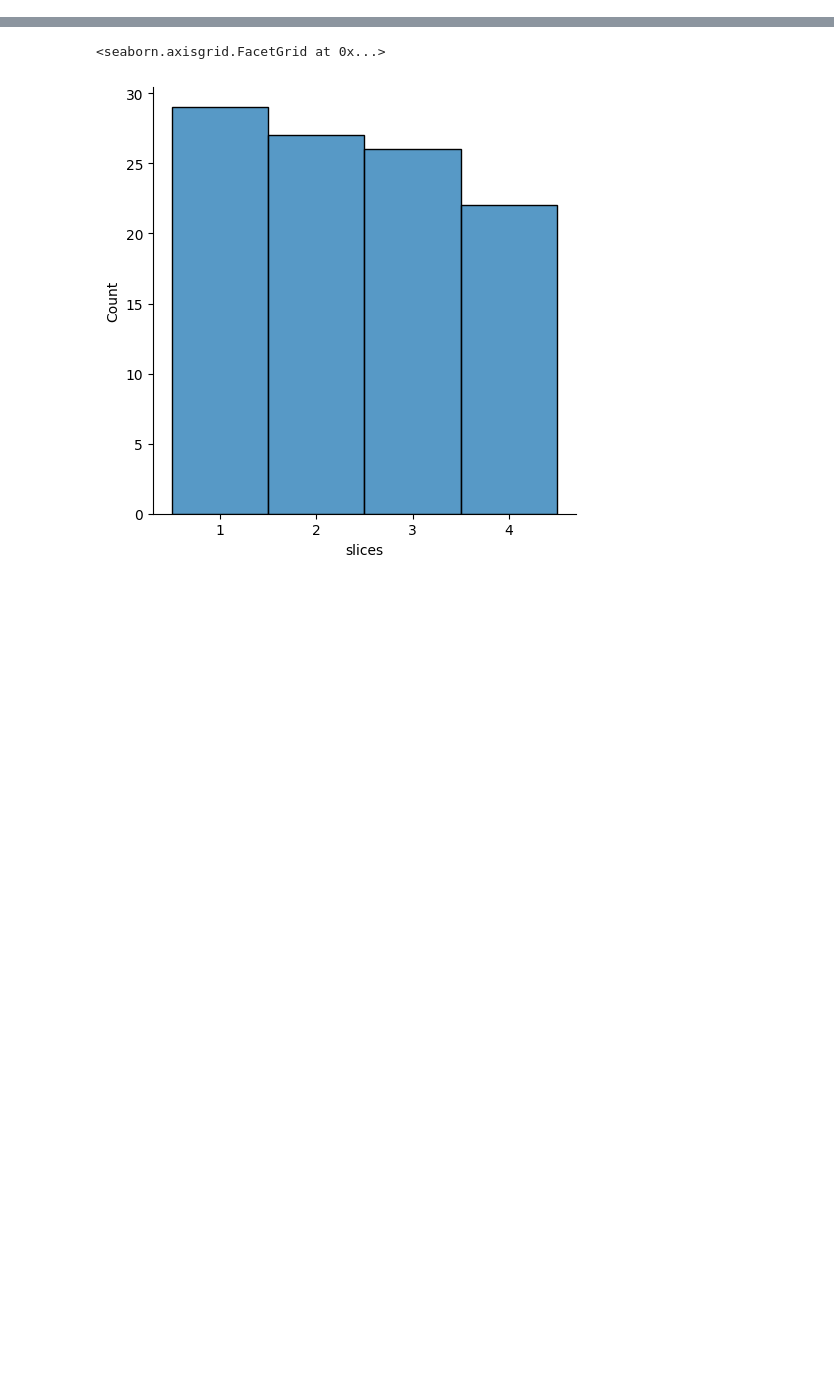
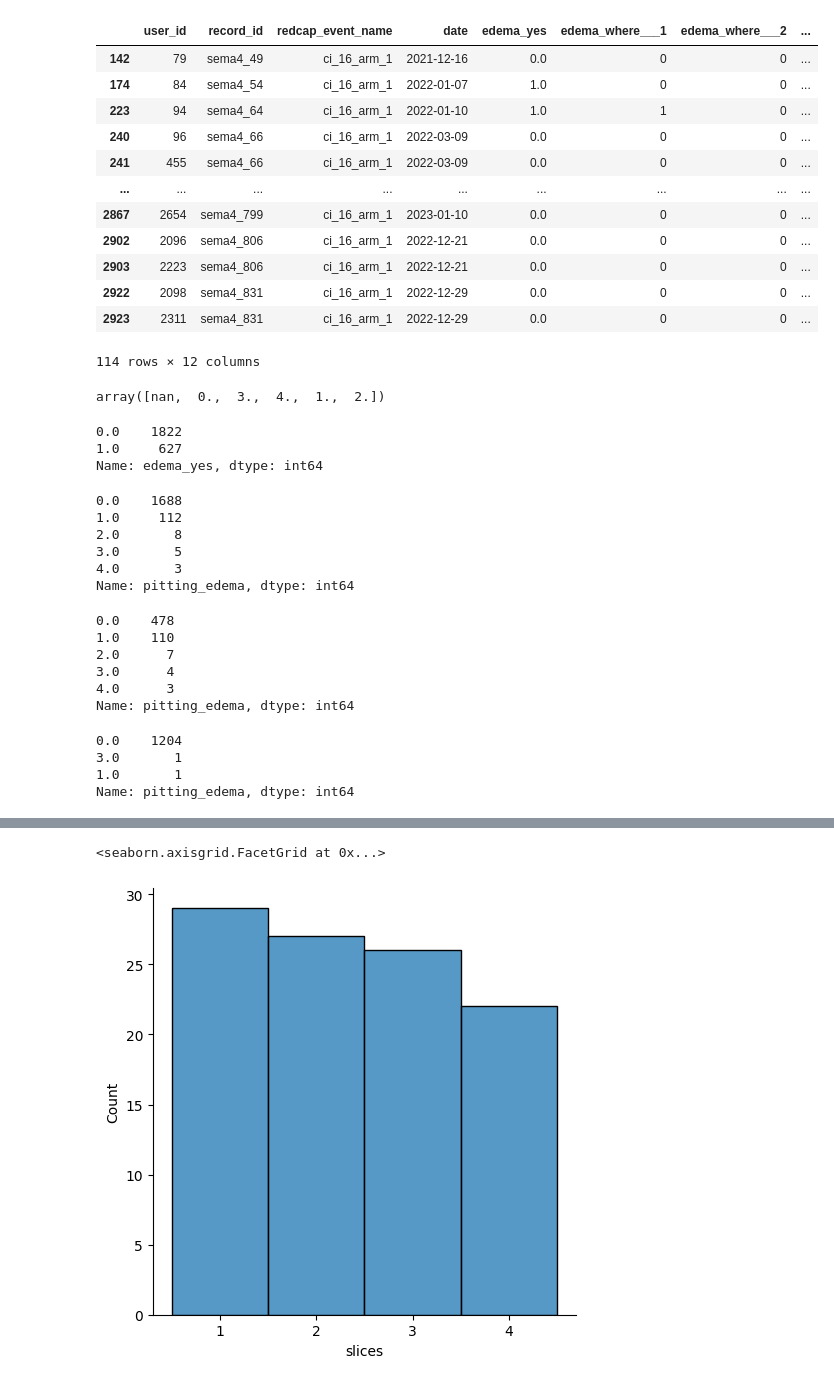
Before and after one commit to 7hestral/Rui-s_BUMP_code_dump, a Jupyter notebook: scratch.ipynb, the cells around one changed output, grey strips where cells are left out. Saved outputs shown, nothing was run; the diff lists cells and outputs as text; code cells hidden in the pictures; blank space fills up the shorter version.

```diff
--- a/scratch.ipynb
+++ b/scratch.ipynb
@@ -14,0 +105,51 @@ ModuleNotFoundError: No module named 'net'
+# %%
+data[data['redcap_event_name'] == 'ci_16_arm_1']
+# %% [output]
+|  | user_id | record_id | redcap_event_name | date | edema_yes | edema_where___1 | edema_where___2 | ... |
+| 142 | 79 | sema4_49 | ci_16_arm_1 | 2021-12-16 | 0.0 | 0 | 0 | ... |
+| 174 | 84 | sema4_54 | ci_16_arm_1 | 2022-01-07 | 1.0 | 0 | 0 | ... |
+| 223 | 94 | sema4_64 | ci_16_arm_1 | 2022-01-10 | 1.0 | 1 | 0 | ... |
+| 240 | 96 | sema4_66 | ci_16_arm_1 | 2022-03-09 | 0.0 | 0 | 0 | ... |
+| 241 | 455 | sema4_66 | ci_16_arm_1 | 2022-03-09 | 0.0 | 0 | 0 | ... |
+| ... | ... | ... | ... | ... | ... | ... | ... | ... |
+| 2867 | 2654 | sema4_799 | ci_16_arm_1 | 2023-01-10 | 0.0 | 0 | 0 | ... |
+| 2902 | 2096 | sema4_806 | ci_16_arm_1 | 2022-12-21 | 0.0 | 0 | 0 | ... |
+| 2903 | 2223 | sema4_806 | ci_16_arm_1 | 2022-12-21 | 0.0 | 0 | 0 | ... |
+| 2922 | 2098 | sema4_831 | ci_16_arm_1 | 2022-12-29 | 0.0 | 0 | 0 | ... |
+| 2923 | 2311 | sema4_831 | ci_16_arm_1 | 2022-12-29 | 0.0 | 0 | 0 | ... |
+114 rows × 12 columns
+# %%
+data.pitting_edema.unique()
+# %% [output]
+array([nan,  0.,  3.,  4.,  1.,  2.])
+# %%
+data.edema_yes.value_counts()
+# %% [output]
+0.0    1822
+1.0     627
+Name: edema_yes, dtype: int64
+# %%
+data.pitting_edema.value_counts()
+# %% [output]
+0.0    1688
+1.0     112
+2.0       8
+3.0       5
+4.0       3
+Name: pitting_edema, dtype: int64
+# %%
+data[data['edema_yes'] == 1.0].pitting_edema.value_counts()
+# %% [output]
+0.0    478
+1.0    110
+2.0      7
+3.0      4
+4.0      3
+Name: pitting_edema, dtype: int64
+# %%
+data[data['edema_yes'] == 0.0].pitting_edema.value_counts()
+# %% [output]
+0.0    1204
+3.0       1
+1.0       1
+Name: pitting_edema, dtype: int64
```
Also changed, not shown: parts of 11 cells of this notebook, 9 other files.
